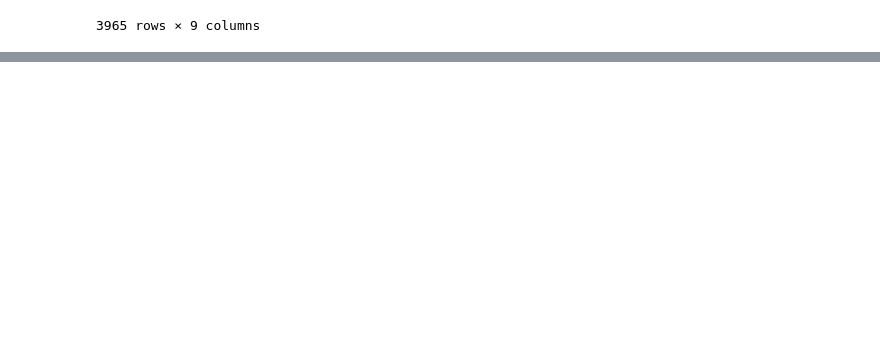
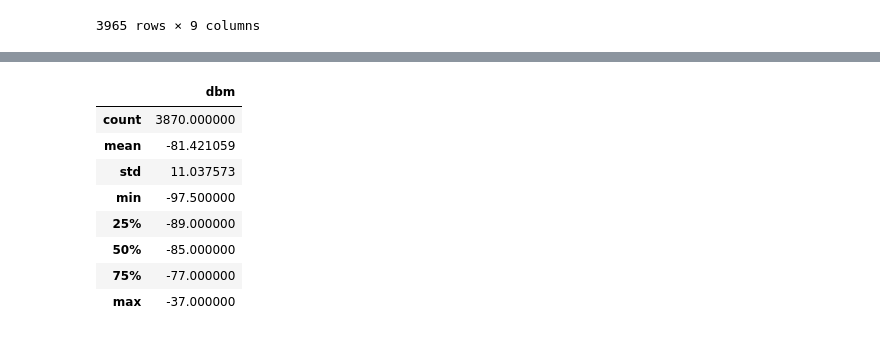
Before and after one commit to jiakai2002/indoor-positioning-app, a Jupyter notebook: data-processing.ipynb, the cells around one changed output, grey strips where cells are left out. Saved outputs shown, nothing was run; the diff lists cells and outputs as text; code cells hidden in the pictures; blank space fills up the shorter version.

```diff
--- a/data-processing.ipynb
+++ b/data-processing.ipynb
@@ -316,0 +363,20 @@ merged_df
+# %%
+def train_test_split_and_save(df: pd.DataFrame, test_size: float = 0.2, random_state: int = 42, output_dir: str = 'data/processed') -> None:
+    # Split the DataFrame into training and testing sets
+    train_df, test_df = train_test_split(df, test_size=test_size, random_state=random_state)
+
+    # Define output paths
+    output_dir_path = Path(output_dir)
+    output_dir_path.mkdir(parents=True, exist_ok=True)
+    train_output_path = output_dir_path / 'train_dataset.csv'
+    test_output_path = output_dir_path / 'test_dataset.csv'
+
+    # Save the training and testing sets to CSV files
+    train_df.to_csv(train_output_path, index=False)
+    test_df.to_csv(test_output_path, index=False)
+# %%
+train_test_split_and_save(merged_df)
+# %%
+merged_df = merged_df.dropna(subset=['ssid'])
+filtered_df = merged_df[merged_df['ssid'].str.contains('SMU')]
+filtered_df
@@ -316,0 +429,12 @@ merged_df
+# %%
+merged_df.describe()
+# %% [output]
+|  | dbm |
+| count | 3870.000000 |
+| mean | -81.421059 |
+| std | 11.037573 |
+| min | -97.500000 |
+| 25% | -89.000000 |
+| 50% | -85.000000 |
+| 75% | -77.000000 |
+| max | -37.000000 |
```
Also changed, not shown: parts of 12 cells of this notebook, 13 other files.
